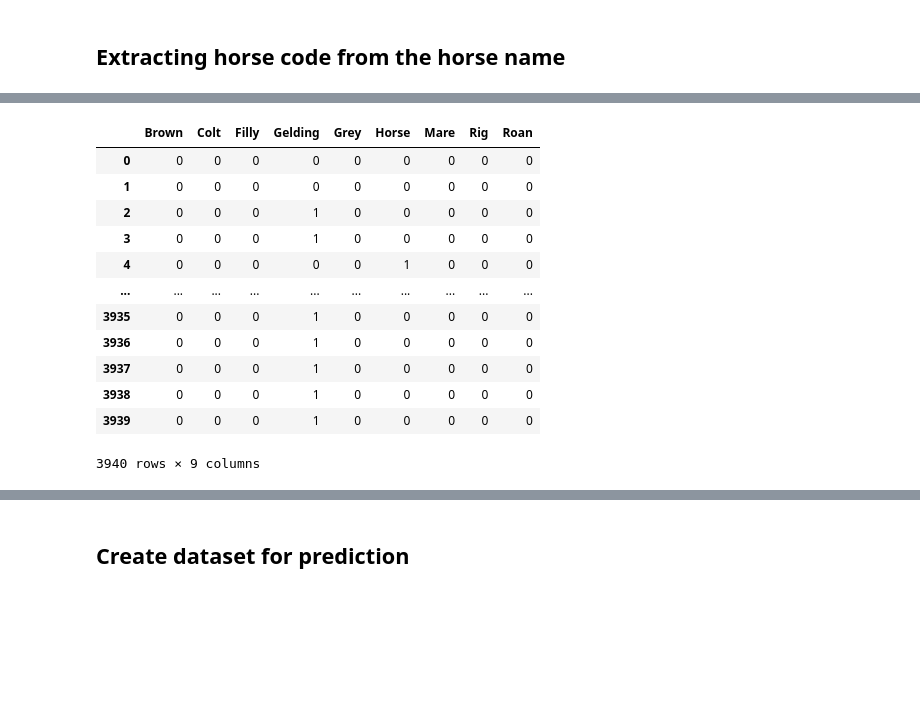
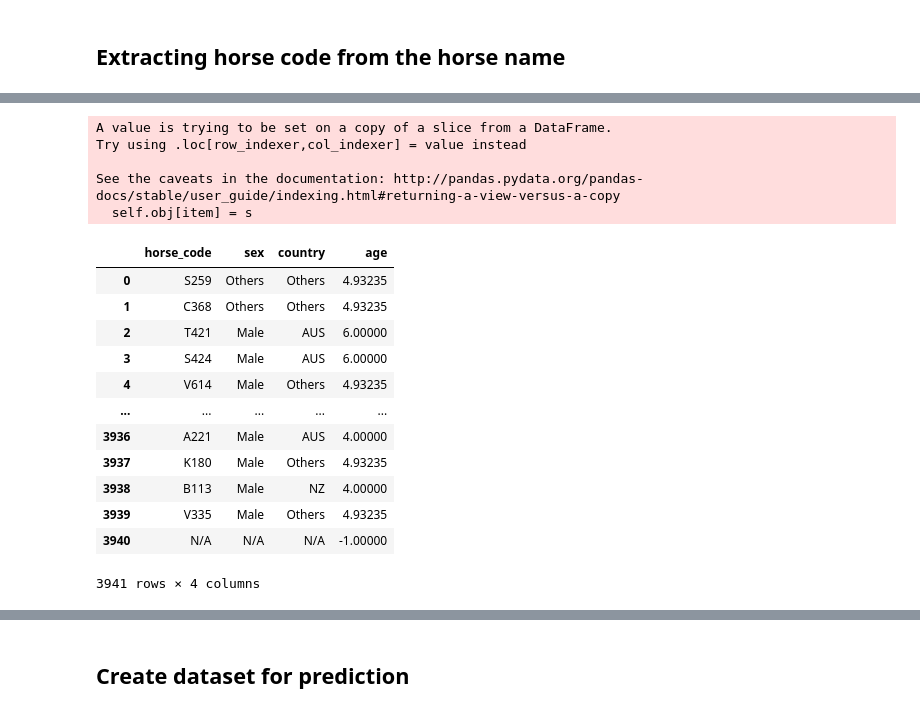
Before and after one commit to ys3250/HKJC, a Jupyter notebook: horse_model_tae.ipynb, the cells around one changed output, grey strips where cells are left out. Saved outputs shown, nothing was run; the diff lists cells and outputs as text; code cells hidden in the pictures; blank space fills up the shorter version.

```diff
--- a/horse_model_tae.ipynb
+++ b/horse_model_tae.ipynb
@@ -233,16 +158,36 @@ horse_dim
-# %%
-pd.get_dummies(horse_dim['sex'])
-# %% [output]
-|  | Brown | Colt | Filly | Gelding | Grey | Horse | Mare | Rig | Roan |
-| 0 | 0 | 0 | 0 | 0 | 0 | 0 | 0 | 0 | 0 |
-| 1 | 0 | 0 | 0 | 0 | 0 | 0 | 0 | 0 | 0 |
-| 2 | 0 | 0 | 0 | 1 | 0 | 0 | 0 | 0 | 0 |
-| 3 | 0 | 0 | 0 | 1 | 0 | 0 | 0 | 0 | 0 |
-| 4 | 0 | 0 | 0 | 0 | 0 | 1 | 0 | 0 | 0 |
-| ... | ... | ... | ... | ... | ... | ... | ... | ... | ... |
-| 3935 | 0 | 0 | 0 | 1 | 0 | 0 | 0 | 0 | 0 |
-| 3936 | 0 | 0 | 0 | 1 | 0 | 0 | 0 | 0 | 0 |
-| 3937 | 0 | 0 | 0 | 1 | 0 | 0 | 0 | 0 | 0 |
-| 3938 | 0 | 0 | 0 | 1 | 0 | 0 | 0 | 0 | 0 |
-| 3939 | 0 | 0 | 0 | 1 | 0 | 0 | 0 | 0 | 0 |
-3940 rows × 9 columns
+# %%
+horse_dim = horse_info[['horse_code','sex','country','age']]
+
+horse_dim.loc[horse_dim['sex'].isnull(), 'sex'] = 'Others'
+horse_dim.loc[horse_dim['sex'].isin(["Colt", "Rig", "Horse", "Gelding"]), 'sex'] = 'Male'
+horse_dim.loc[horse_dim['sex'].isin(["Mare", "Filly"]), 'sex'] = 'Female'
+horse_dim.loc[horse_dim['sex'].isin(["Brown", "Roan", "Grey"]), 'sex'] = 'Others'
+
+horse_dim.loc[~horse_dim['country'].isin(["AUS", "NZ"]), 'country'] = 'Others'
+
+horse_dim.loc[horse_dim['age'].isnull(), 'age'] = np.mean(horse_dim['age'])
+
+no_horse = pd.DataFrame([['N/A','N/A','N/A',-1]],columns = ['horse_code','sex','country','age'])
+
+horse_dim = pd.concat([horse_dim,no_horse]).reset_index(drop = True)
+
+horse_dim
+# %% [output]
+A value is trying to be set on a copy of a slice from a DataFrame.
+Try using .loc[row_indexer,col_indexer] = value instead
+
+See the caveats in the documentation: http://pandas.pydata.org/pandas-docs/stable/user_guide/indexing.html#returning-a-view-versus-a-copy
+  self.obj[item] = s
+|  | horse_code | sex | country | age |
+| 0 | S259 | Others | Others | 4.93235 |
+| 1 | C368 | Others | Others | 4.93235 |
+| 2 | T421 | Male | AUS | 6.00000 |
+| 3 | S424 | Male | AUS | 6.00000 |
+| 4 | V614 | Male | Others | 4.93235 |
+| ... | ... | ... | ... | ... |
+| 3936 | A221 | Male | AUS | 4.00000 |
+| 3937 | K180 | Male | Others | 4.93235 |
+| 3938 | B113 | Male | NZ | 4.00000 |
+| 3939 | V335 | Male | Others | 4.93235 |
+| 3940 | N/A | N/A | N/A | -1.00000 |
+3941 rows × 4 columns
```
Also changed, not shown: parts of 18 cells of this notebook, 1 other file.
